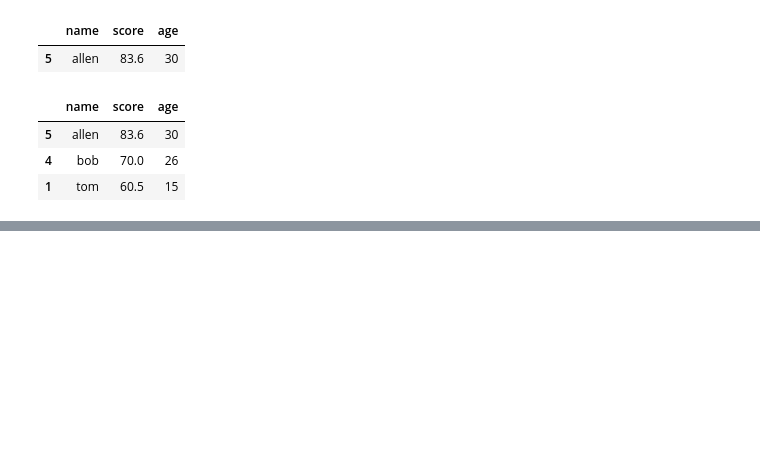
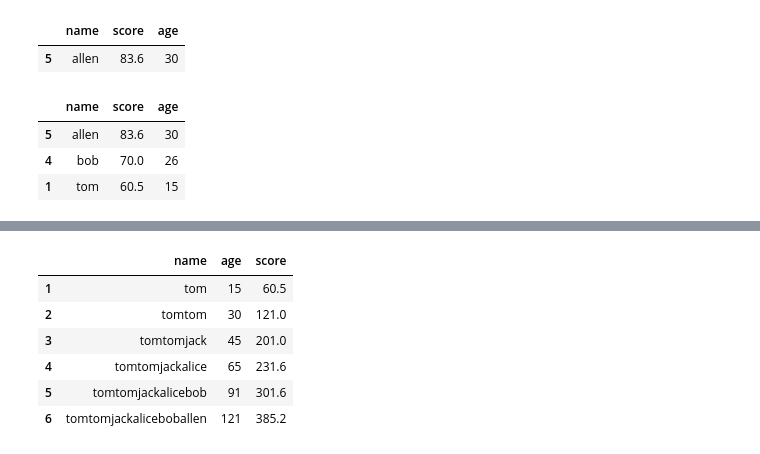
Before and after one commit to zimiao-dev/Python-Data-Analysis-Learning, a Jupyter notebook: 02_pandas/pandas_DataFrame.ipynb, the cells around one changed output, grey strips where cells are left out. Cells and saved outputs as stored; diff of their text form; code cells hidden in the pictures; blank space fills up the shorter version.

```diff
--- a/02_pandas/pandas_DataFrame.ipynb
+++ b/02_pandas/pandas_DataFrame.ipynb
@@ -204,0 +389,11 @@ df.sample(3)
+# %%
+df.cumsum() # 累积和
+df.cumsum(axis=0) # 默认 axis=0 表示按列累积
+# %% [output]
+|  | name | age | score |
+| 1 | tom | 15 | 60.5 |
+| 2 | tomtom | 30 | 121.0 |
+| 3 | tomtomjack | 45 | 201.0 |
+| 4 | tomtomjackalice | 65 | 231.6 |
+| 5 | tomtomjackalicebob | 91 | 301.6 |
+| 6 | tomtomjackaliceboballen | 121 | 385.2 |
```
Also changed, not shown: parts of 26 cells of this notebook.
